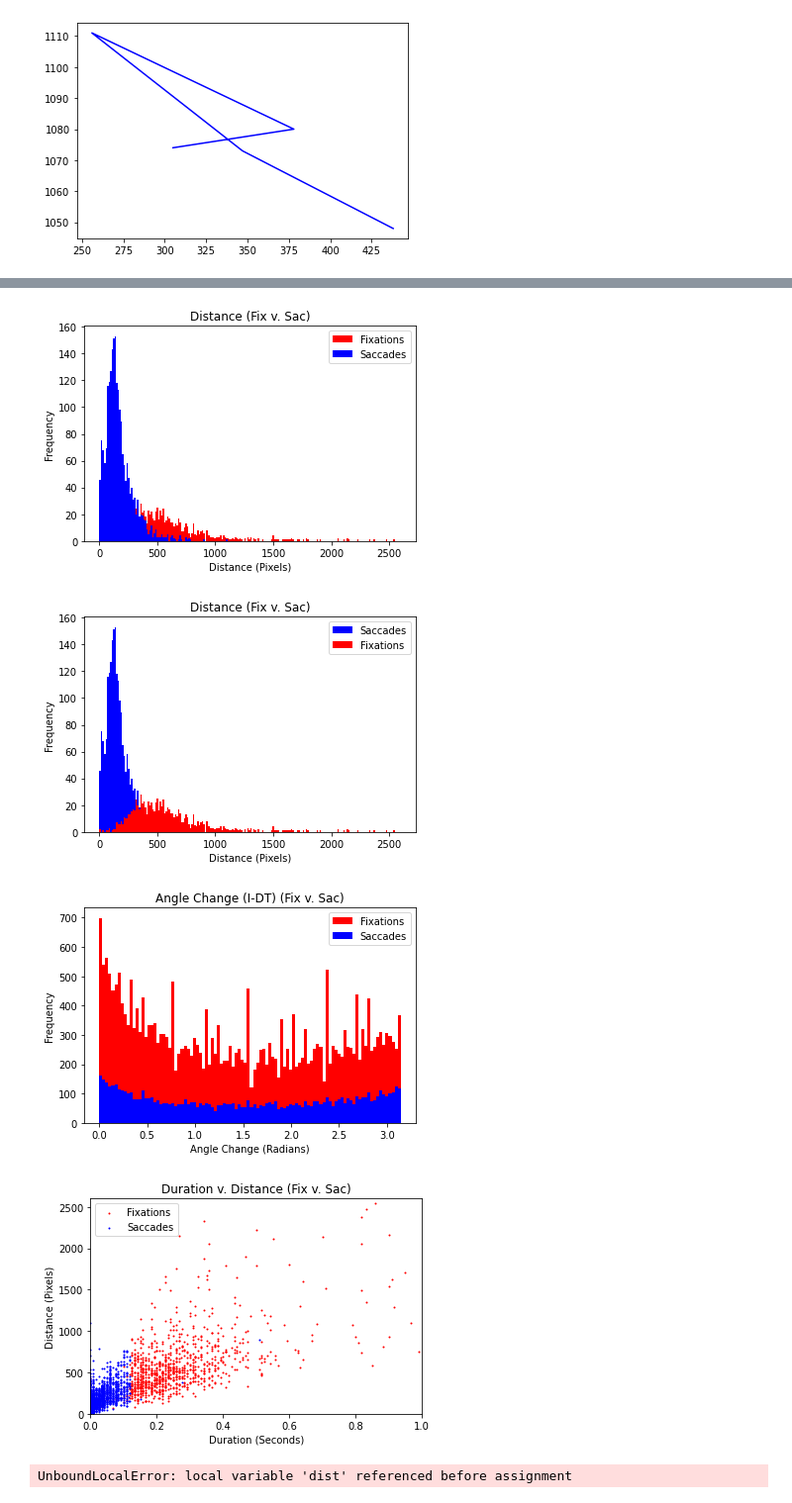
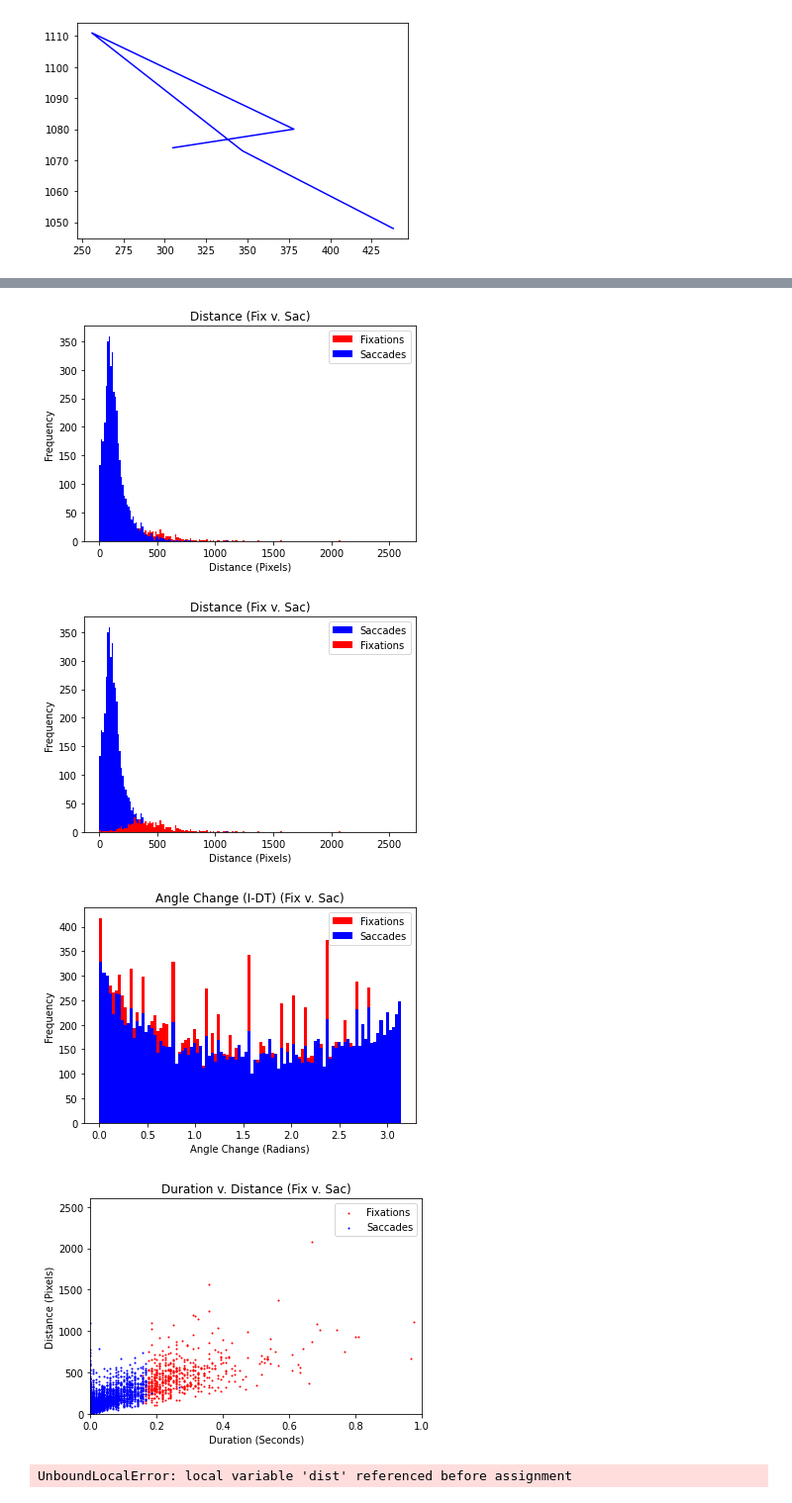
Before and after one commit to Josef733/eyetracker, a Jupyter notebook: Algorithms.ipynb, the cells around one changed output, grey strips where cells are left out. Shown at 99% size. Saved outputs shown, nothing was run; the diff lists cells and outputs as text; code cells hidden in the pictures.

```diff
--- a/Algorithms.ipynb
+++ b/Algorithms.ipynb
@@ -476,7 +586,7 @@ classifier = []
 
 outliers = []
 
-velocity_threshold = 4200
+velocity_threshold = 4368
 
 for i in range (len(point_velo_corr)):
     if point_velo_corr[i] >= 0 and point_velo_corr[i] < velocity_threshold:
@@ -666,7 +871,7 @@ classifier = []
 
 outliers = []
 
-angle_velocity_threshold = 3500
+angle_velocity_threshold = 3462
 
 for i in range (len(point_velo_eff)):
     if point_velo_eff[i] >= -(angle_velocity_threshold) and point_velo_eff[i] < angle_velocity_threshold:
@@ -878,9 +1306,9 @@ s_point = 0 #Start point for new dispersion window
 
 for i in range (len(x_val_corr)):
 
-    x_thres = 70
-    y_thres = 70
-    dur_thres = 0.125
+    x_thres = 50
+    y_thres = 50
+    dur_thres = 0.175
 
     startX = x_val_corr[s_point]
     startY = y_val_corr[s_point]
@@ -1057,6 +1485,7 @@ for i in range (len(x_val_corr)):
 #print(len(x_centroid))
 #print(len(t_stamps_debug))
 
+
 x_fix_s = []
 y_fix_s = []
 x_sac_s = []
@@ -1169,7 +1598,7 @@ textfile.close()
-[figure, old version]
+[figure, new version]
-[figure, old version]
+[figure, new version]
-[figure, old version]
+[figure, new version]
-[figure, old version]
+[figure, new version]
 # %%
 #I-HMM (https://stackoverflow.com/questions/44812681/hidden-markov-model-gets-stuck-python-hiiden-markov-model-for-eye-movement-det)
 
```
Also changed, not shown: parts of 20 cells of this notebook.
